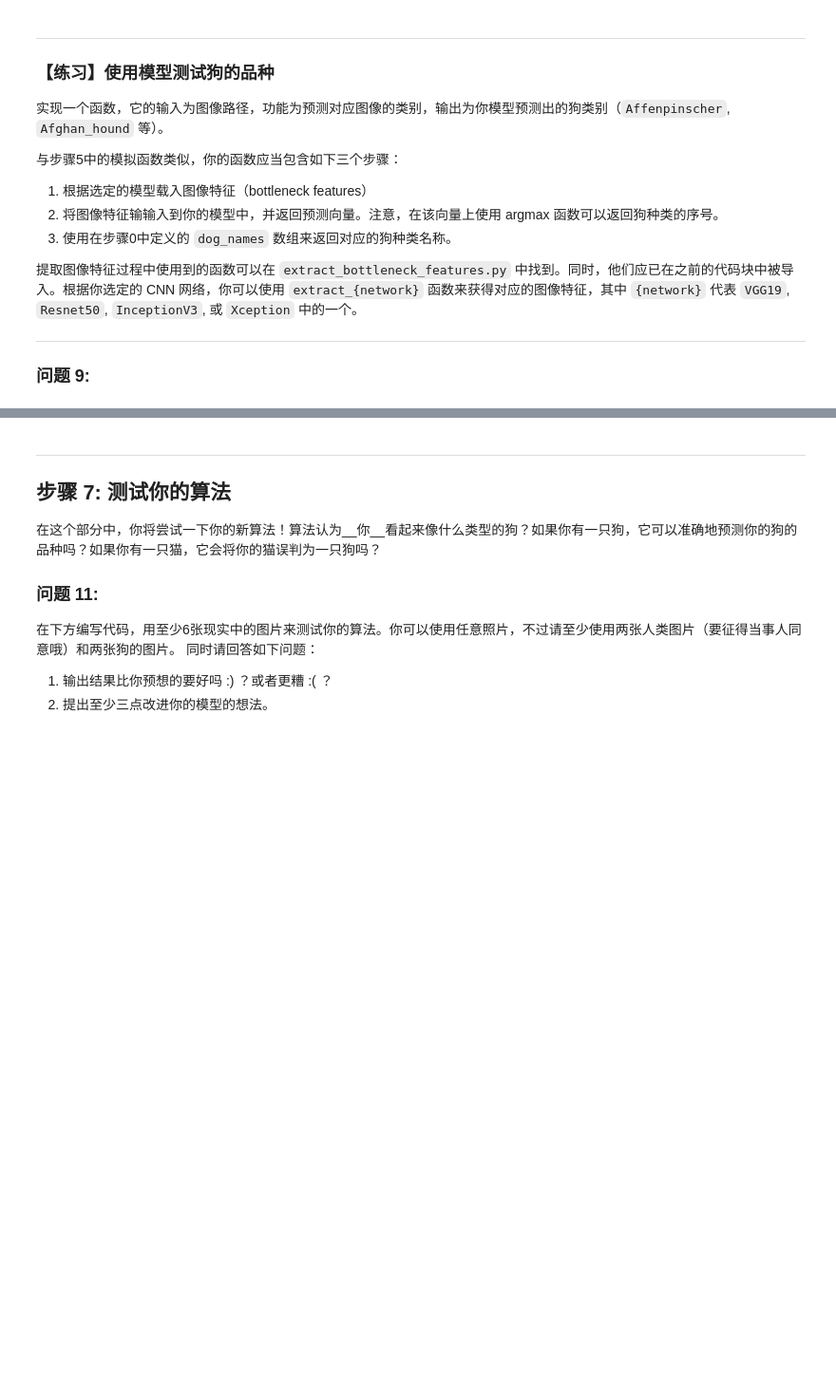
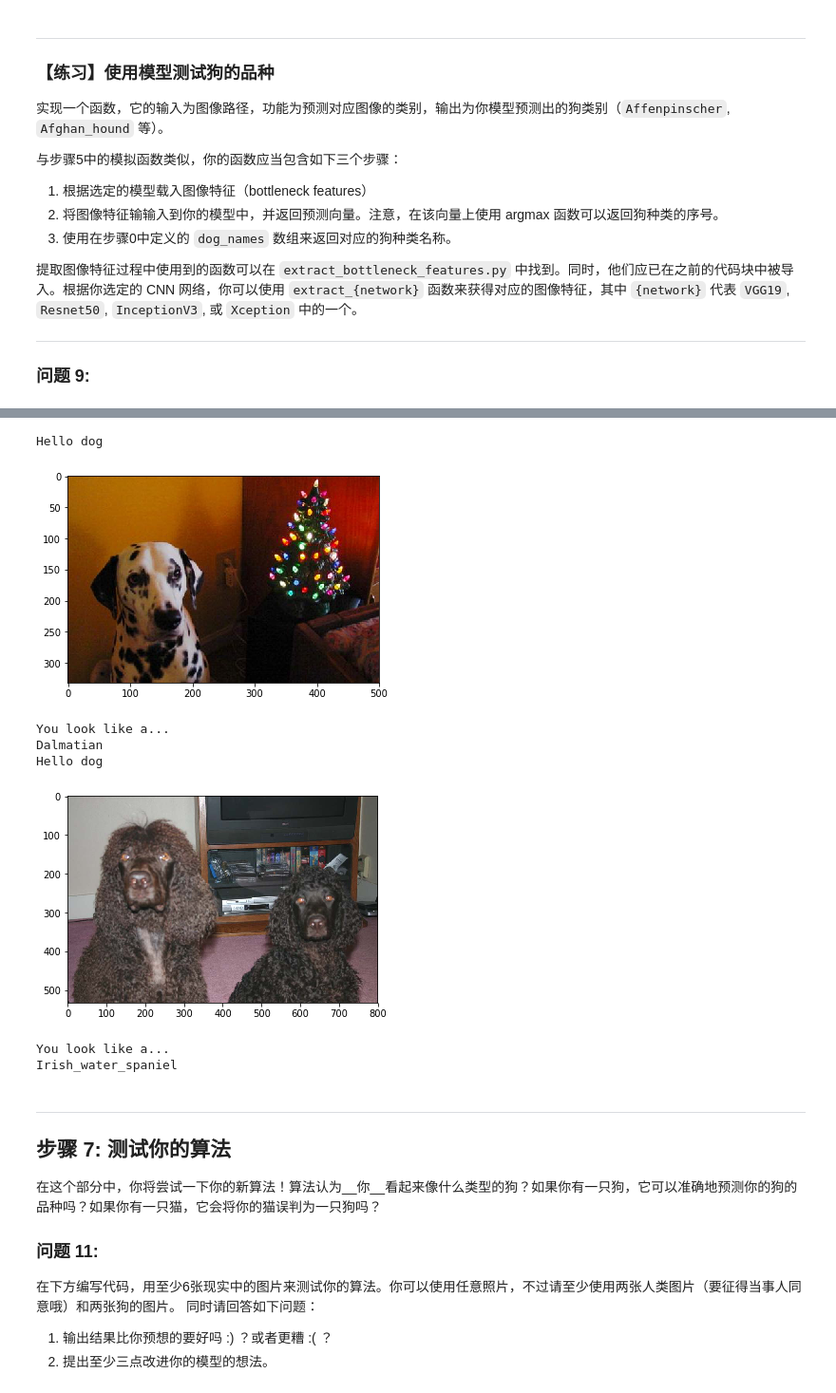
Before and after one commit to kylechenoO/dog-project, a Jupyter notebook: dog_app.ipynb, the cells around one changed output, grey strips where cells are left out. Shown at 95% size. Drawn from its saved outputs; the diff is of its cells as text; code cells hidden in the pictures; blank space fills up the shorter version.

```diff
--- a/dog_app.ipynb
+++ b/dog_app.ipynb
@@ -679,11 +687,11 @@ VGG19_model.compile(loss='categorical_crossentropy', optimizer='rmsprop', metric
 当然，你也可以对训练集进行 [数据增强](https://blog.keras.io/building-powerful-image-classification-models-using-very-little-data.html) 以优化模型的表现，不过这不是必须的步骤。
 # %%
 ### TODO: 训练模型
-checkpointer = ModelCheckpoint(filepath='saved_models/weights.best.VGG19.hdf5',
+checkpointer = ModelCheckpoint(filepath='saved_models/weights.best.Xception.hdf5',
                                verbose=1, save_best_only=True)
 
-VGG19_model.fit(train_VGG19, train_targets,
-          validation_data=(valid_VGG19, valid_targets),
+Xception_model.fit(train_Xception, train_targets,
+          validation_data=(valid_Xception, valid_targets),
           epochs=20, batch_size=20, callbacks=[checkpointer], verbose=1)
 # %% [output]
 Train on 6680 samples, validate on 835 samples
@@ -706,7 +714,7 @@ Epoch 00020: val_loss improved from 8.46527 to 8.42316, saving model to saved_mo
 <keras.callbacks.History at 0x...>
 # %%
 ### TODO: 加载具有最佳验证loss的模型权重
-VGG19_model.load_weights('saved_models/weights.best.VGG19.hdf5')
+Xception_model.load_weights('saved_models/weights.best.Xception.hdf5')
 # %% [markdown]
 ---
 
@@ -754,3 +760,15 @@ Test accuracy: 40.7895%
+# %%
+### TODO: 写一个函数，该函数将图像的路径作为输入
+### 然后返回此模型所预测的狗的品种
+from extract_bottleneck_features import *
+
+def Xception_predict_breed(img_path):
+    # 提取bottleneck特征
+    bottleneck_feature = extract_Xception(path_to_tensor(img_path))
+    # 获取预测向量
+    predicted_vector = Xception_model.predict(bottleneck_feature)
+    # 返回此模型预测的狗的品种
+    return dog_names[np.argmax(predicted_vector)]
 # %% [markdown]
 ---
 
@@ -787,3 +802,42 @@ Test accuracy: 40.7895%
+# %%
+### TODO: 设计你的算法
+### 自由地使用所需的代码单元数吧
+def get_result(fp):
+    # 对图片进行预测
+    face_pred = face_detector(fp)
+    dog_pred = dog_detector(fp)
+    pred = Xception_predict_breed(fp)
+
+    # check pred
+    if (not face_pred) and (not dog_pred):
+        print('Human Or Dog?')
+
+    if face_pred:
+        print('Hello human')
+
+    if dog_pred:
+        print('Hello dog')
+
+    # 将BGR图像转变为RGB图像以打印
+    img = cv2.imread(fp)
+    cv_rgb = cv2.cvtColor(img, cv2.COLOR_BGR2RGB)
+    # 展示含有识别框的图像
+    plt.imshow(cv_rgb)
+    plt.show()
+    print('You look like a...')
+    print(pred)
+
+for fp in dog_files_short[1:3]:
+    get_result(fp)
+# %% [output]
+Hello dog
+[figure, added]
+You look like a...
+Dalmatian
+Hello dog
+[figure, added]
+You look like a...
+Irish_water_spaniel
 # %% [markdown]
 ---
 <a id='step7'></a>
```
Also changed, not shown: parts of 26 cells of this notebook, 13 other files.
